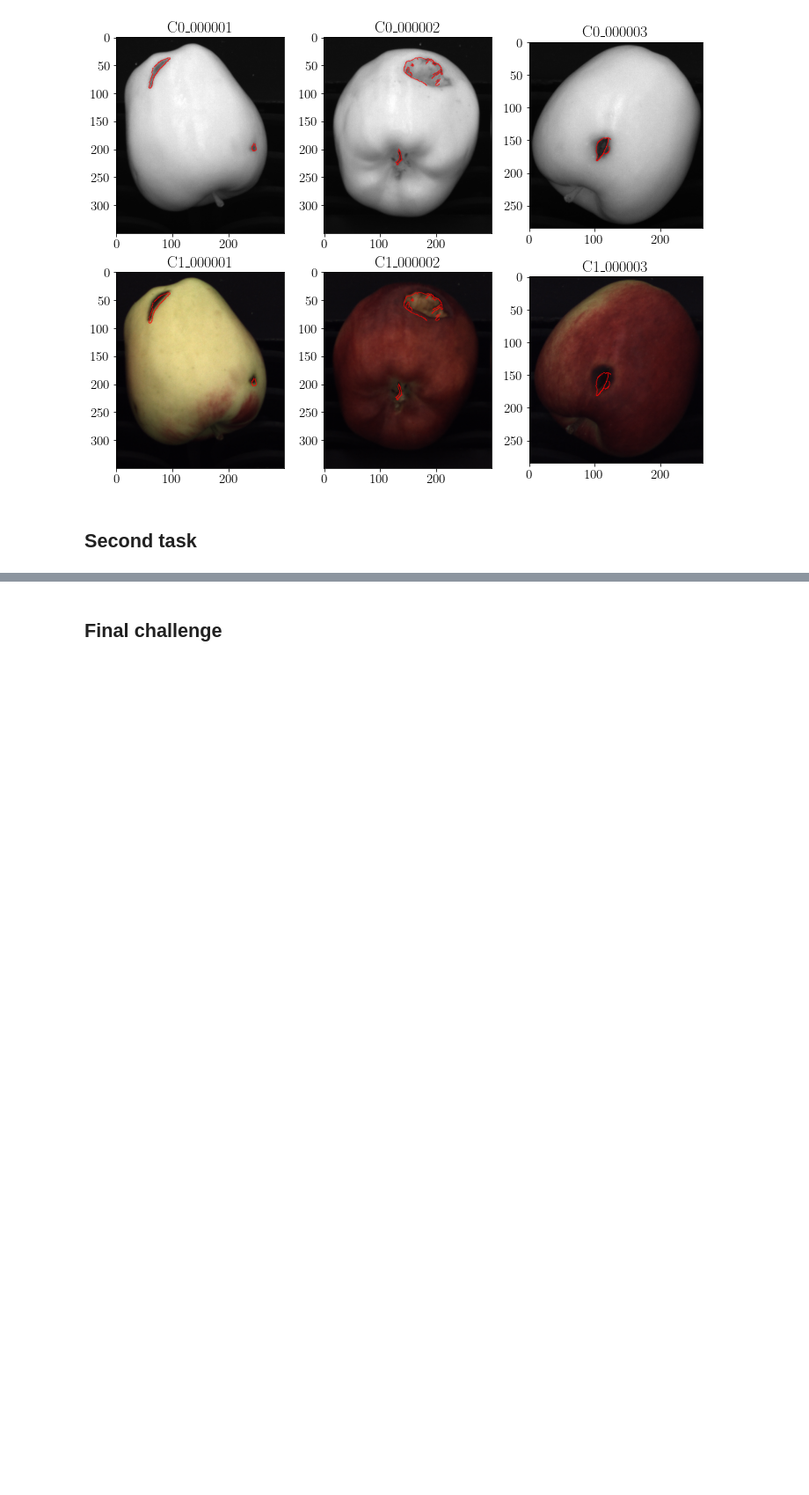
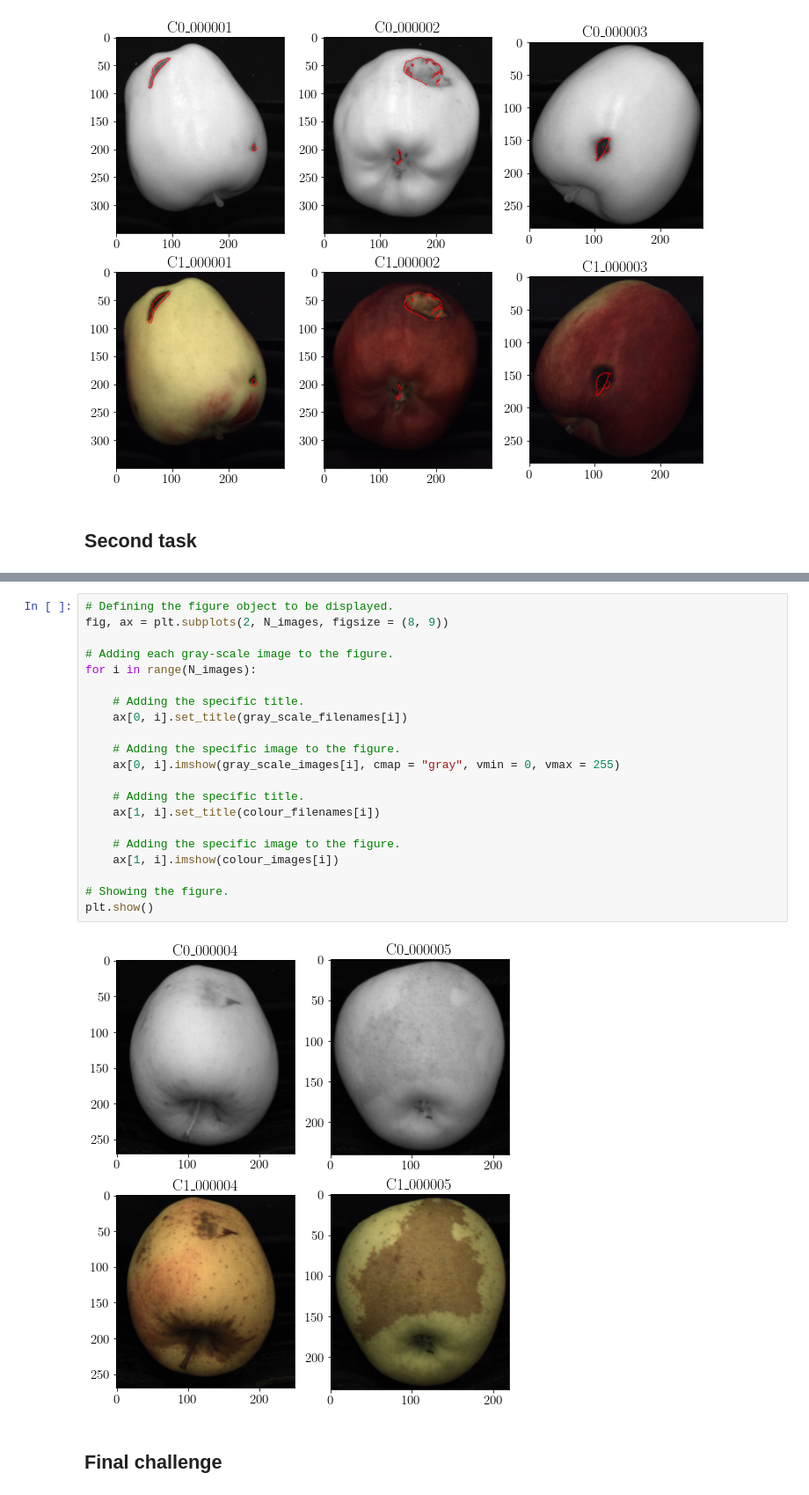
Before and after one commit to matteodonati/fruit_inspection, a Jupyter notebook: fruit_inspection.ipynb, the cells around one changed output, grey strips where cells are left out. Shown at 88% size. Cells and saved outputs as stored; diff of their text form; blank space fills up the shorter version.

Commit message:
Second task, image reading

```diff
--- a/fruit_inspection.ipynb
+++ b/fruit_inspection.ipynb
@@ -348,2 +375,25 @@ plt.show()
+# %%
+# Defining the figure object to be displayed.
+fig, ax = plt.subplots(2, N_images, figsize = (8, 9))
+
+# Adding each gray-scale image to the figure.
+for i in range(N_images):
+
+    # Adding the specific title.
+    ax[0, i].set_title(gray_scale_filenames[i])
+
+    # Adding the specific image to the figure.
+    ax[0, i].imshow(gray_scale_images[i], cmap = "gray", vmin = 0, vmax = 255)
+
+    # Adding the specific title.
+    ax[1, i].set_title(colour_filenames[i])
+
+    # Adding the specific image to the figure.
+    ax[1, i].imshow(colour_images[i])
+
+# Showing the figure.
+plt.show()
+# %% [output]
+[figure, added]
 # %% [markdown]
 ## Final challenge
```
Also changed, not shown: parts of 1 cell of this notebook.
